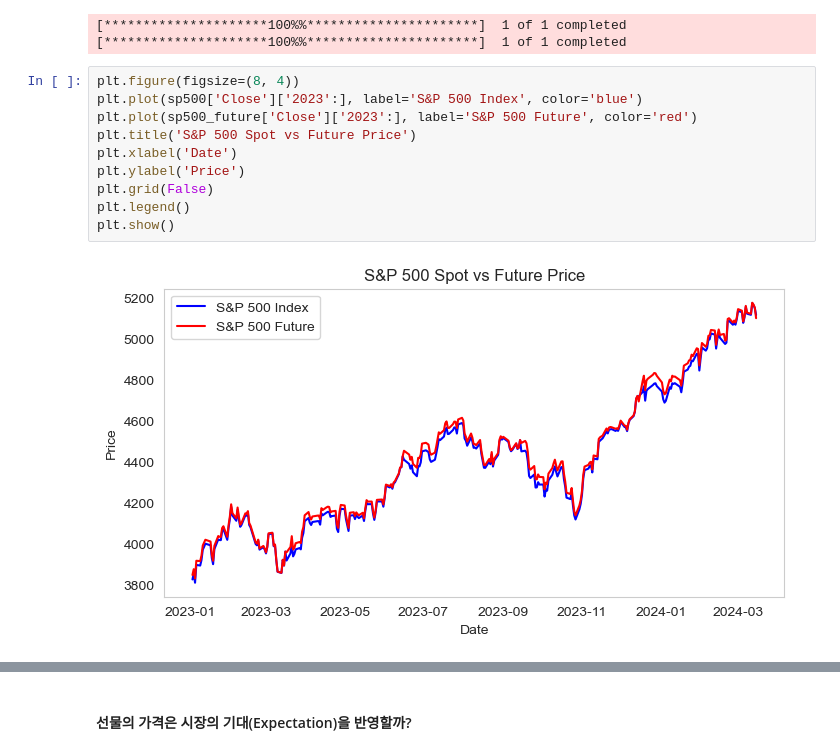
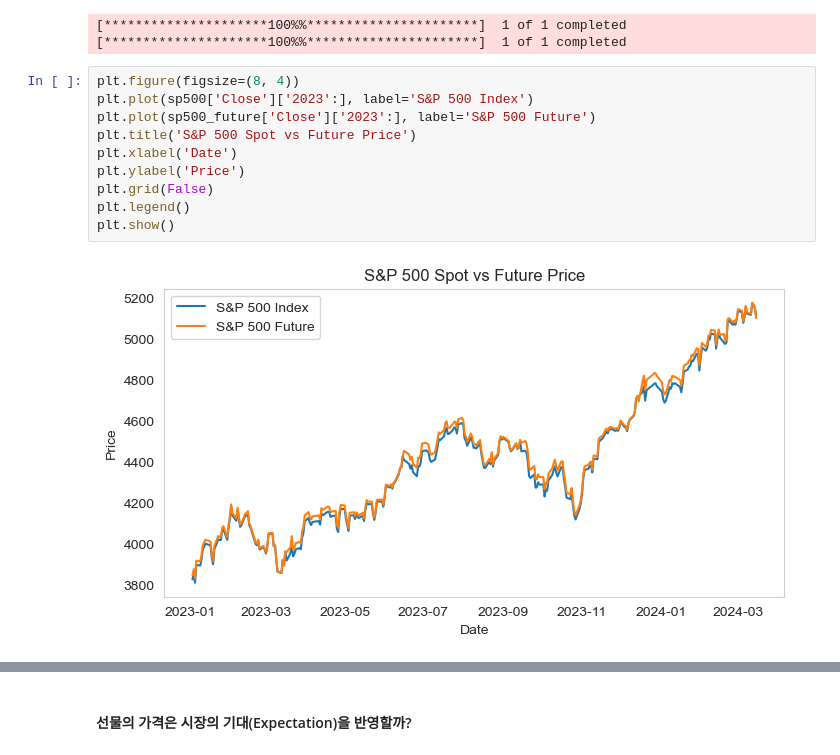
Before and after one commit to Tommylee1013/FinancialMachineLearning, a Jupyter notebook: Causal Machine Learning/Price Convergence.ipynb, the cells around one changed output, grey strips where cells are left out. Saved outputs shown, nothing was run; the diff lists cells and outputs as text.

```diff
--- a/Causal Machine Learning/Price Convergence.ipynb
+++ b/Causal Machine Learning/Price Convergence.ipynb
@@ -10,16 +10,16 @@ sp500_future = yf.download('ES=F', start='1990-01-01', end='2024-03-18')
 [*********************100%%**********************]  1 of 1 completed
 # %%
 plt.figure(figsize=(8, 4))
-plt.plot(sp500['Close']['2023':], label='S&P 500 Index', color='blue')
-plt.plot(sp500_future['Close']['2023':], label='S&P 500 Future', color='red')
+plt.plot(sp500['Close']['2023':], label='S&P 500 Index')
+plt.plot(sp500_future['Close']['2023':], label='S&P 500 Future')
 plt.title('S&P 500 Spot vs Future Price')
 plt.xlabel('Date')
 plt.ylabel('Price')
 plt.grid(False)
 plt.legend()
 plt.show()
 # %% [output]
-[figure, old version]
+[figure, new version]
 # %%
 price_diff = sp500_future['Close'].pct_change() - sp500['Close'].pct_change()
 plt.figure(figsize=(8, 4))
```
Also changed, not shown: parts of 20 cells of this notebook, 1 other file.
